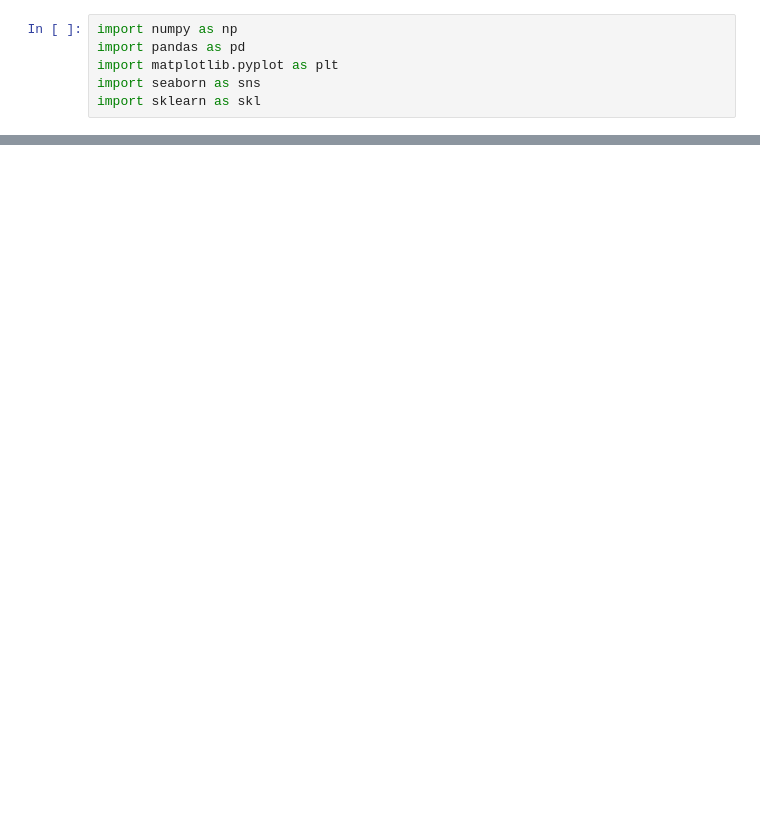
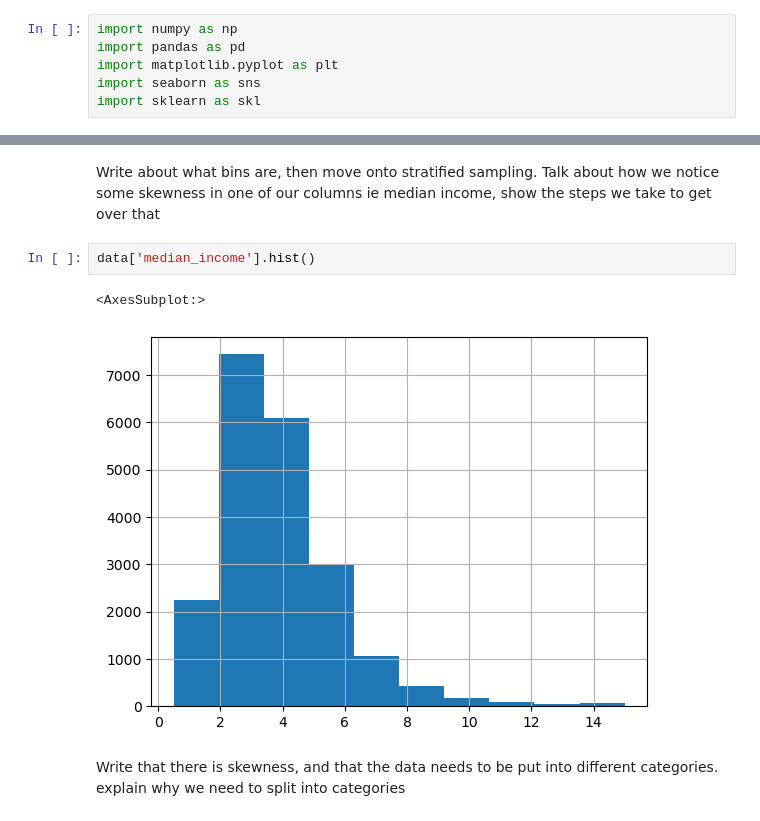
Before and after one commit to AryamanBhatia/GDSC-House-Prices, a Jupyter notebook: GitHub_juypter_test.ipynb, the cells around one changed output, grey strips where cells are left out. Saved outputs shown, nothing was run; the diff lists cells and outputs as text; blank space fills up the shorter version.

```diff
--- a/GitHub_juypter_test.ipynb
+++ b/GitHub_juypter_test.ipynb
@@ -29,0 +59,9 @@ print('hello uncle bhatia')
+# %% [markdown]
+Write about what bins are, then move onto stratified sampling. Talk about how we notice some skewness in one of our columns ie median income, show the steps we take to get over that
+# %%
+data['median_income'].hist()
+# %% [output]
+<AxesSubplot:>
+[figure, added]
+# %% [markdown]
+Write that there is skewness, and that the data needs to be put into different categories. explain why we need to split into categories
```
Also changed, not shown: parts of 73 cells of this notebook.
